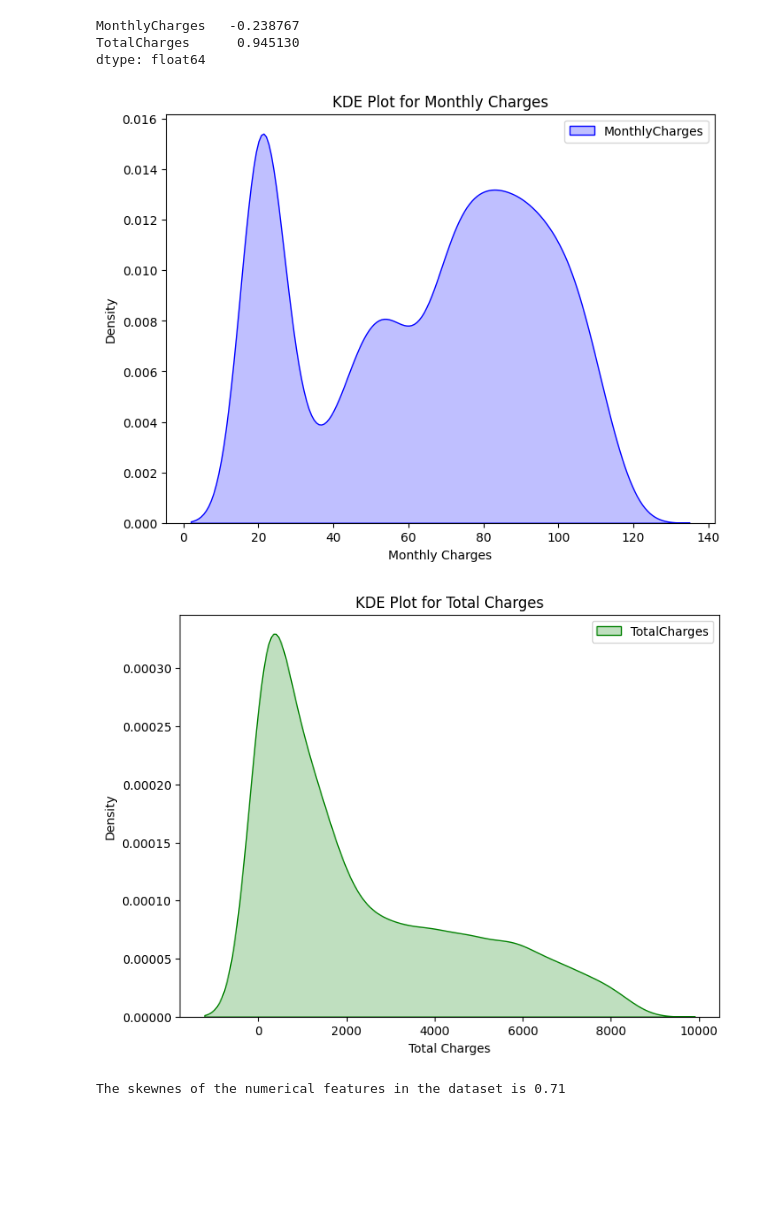
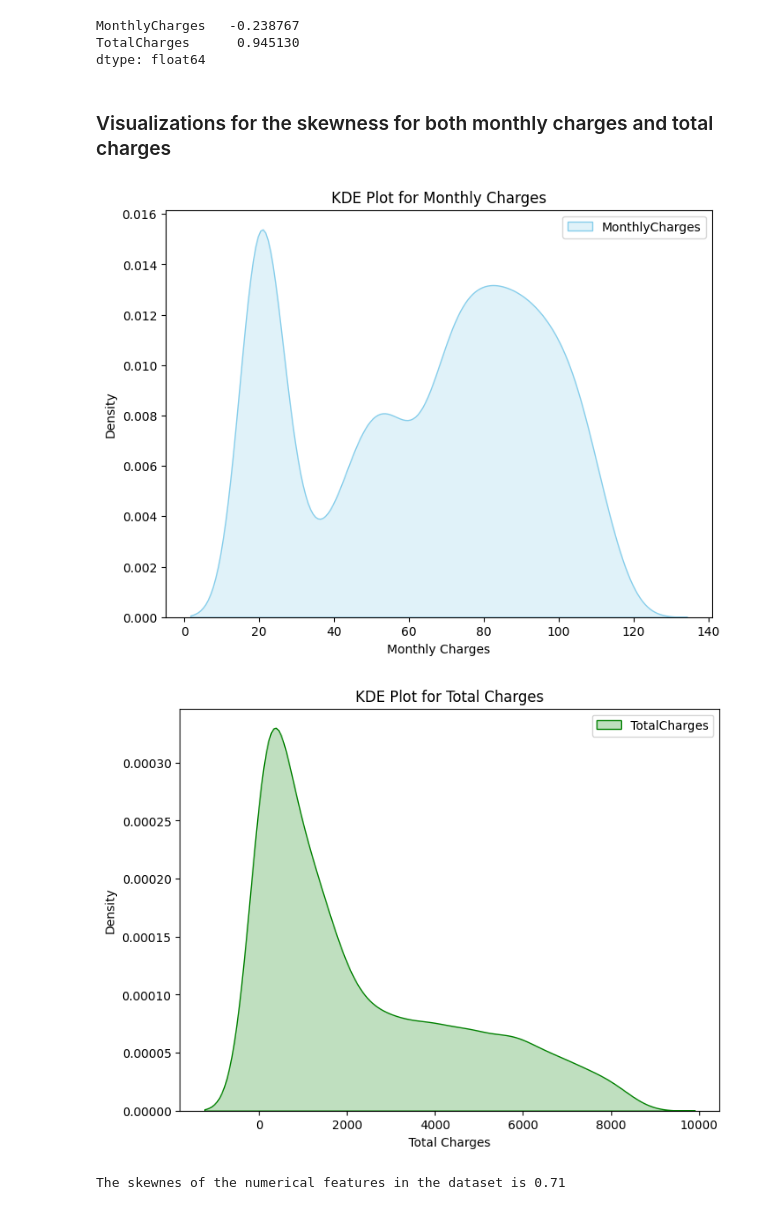
Before and after one commit to OngomaElias/Customer_Churn-Prediction, a Jupyter notebook: Notebooks/Churn.ipynb, the cells around one changed output. Cells and saved outputs as stored; diff of their text form; code cells hidden in the pictures; blank space fills up the shorter version.

```diff
--- a/Notebooks/Churn.ipynb
+++ b/Notebooks/Churn.ipynb
@@ -616,26 +638,28 @@ full_data.select_dtypes(include=['float']).skew()
 MonthlyCharges   -0.238767
 TotalCharges      0.945130
 dtype: float64
+# %% [markdown]
+### Visualizations for the skewness for both monthly charges and total charges
 # %%
 # Plotting MonthlyCharges
 plt.figure(figsize=(8, 6))
-sns.kdeplot(data=full_data['MonthlyCharges'], fill=True, color='blue', label='MonthlyCharges')
+sns.kdeplot(data=full_data['MonthlyCharges'], fill=True, color='skyblue', label='MonthlyCharges')
 plt.xlabel('Monthly Charges')
 plt.ylabel('Density')
 plt.title('KDE Plot for Monthly Charges')
 plt.legend()
 plt.show()
 
 # Plotting TotalCharges
 plt.figure(figsize=(8, 6))
 sns.kdeplot(data=full_data['TotalCharges'], fill=True, color='green', label='TotalCharges')
 plt.xlabel('Total Charges')
 plt.ylabel('Density')
 plt.title('KDE Plot for Total Charges')
 plt.legend()
 plt.show()
 # %% [output]
-[figure, old version]
+[figure, new version]
 [figure]
 # %%
 #Show skewness
```
Also changed, not shown: parts of 171 cells of this notebook, 1 other file.
